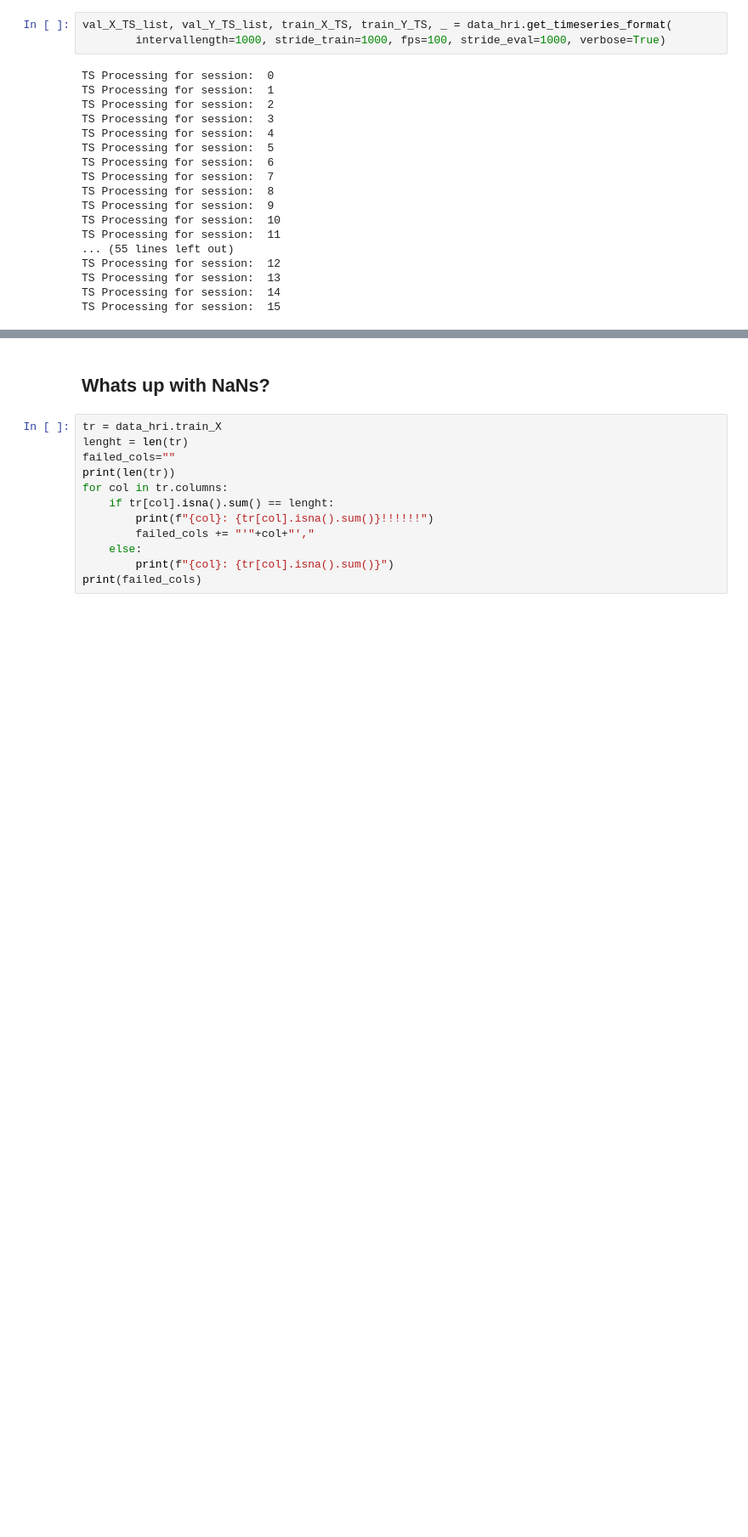
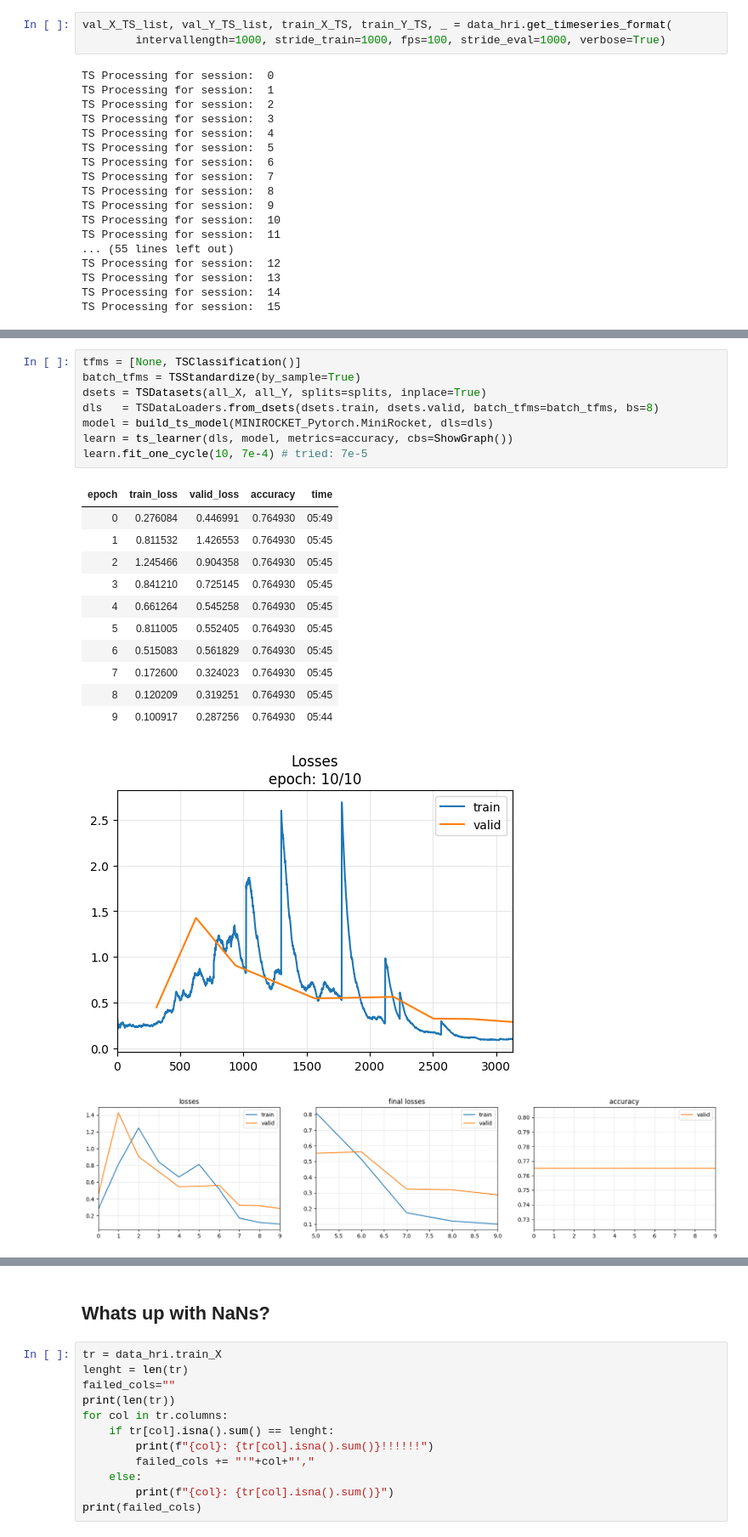
Before and after one commit to lwachowiak/HRI-Error-Detection-STAI, a Jupyter notebook: code/testing.ipynb, the cells around one changed output, grey strips where cells are left out. Shown at 85% size. Drawn from its saved outputs; the diff is of its cells as text; blank space fills up the shorter version.

```diff
--- a/code/testing.ipynb
+++ b/code/testing.ipynb
@@ -61,0 +170,22 @@ TS Processing for session:  15
+# %%
+tfms = [None, TSClassification()]
+batch_tfms = TSStandardize(by_sample=True)
+dsets = TSDatasets(all_X, all_Y, splits=splits, inplace=True)
+dls   = TSDataLoaders.from_dsets(dsets.train, dsets.valid, batch_tfms=batch_tfms, bs=8)
+model = build_ts_model(MINIROCKET_Pytorch.MiniRocket, dls=dls)
+learn = ts_learner(dls, model, metrics=accuracy, cbs=ShowGraph())
+learn.fit_one_cycle(10, 7e-4) # tried: 7e-5
+# %% [output]
+| epoch | train_loss | valid_loss | accuracy | time |
+| 0 | 0.276084 | 0.446991 | 0.764930 | 05:49 |
+| 1 | 0.811532 | 1.426553 | 0.764930 | 05:45 |
+| 2 | 1.245466 | 0.904358 | 0.764930 | 05:45 |
+| 3 | 0.841210 | 0.725145 | 0.764930 | 05:45 |
+| 4 | 0.661264 | 0.545258 | 0.764930 | 05:45 |
+| 5 | 0.811005 | 0.552405 | 0.764930 | 05:45 |
+| 6 | 0.515083 | 0.561829 | 0.764930 | 05:45 |
+| 7 | 0.172600 | 0.324023 | 0.764930 | 05:45 |
+| 8 | 0.120209 | 0.319251 | 0.764930 | 05:45 |
+| 9 | 0.100917 | 0.287256 | 0.764930 | 05:44 |
+[figure, added]
+[figure, added]
```
Also changed, not shown: parts of 19 cells of this notebook, 5 other files.
